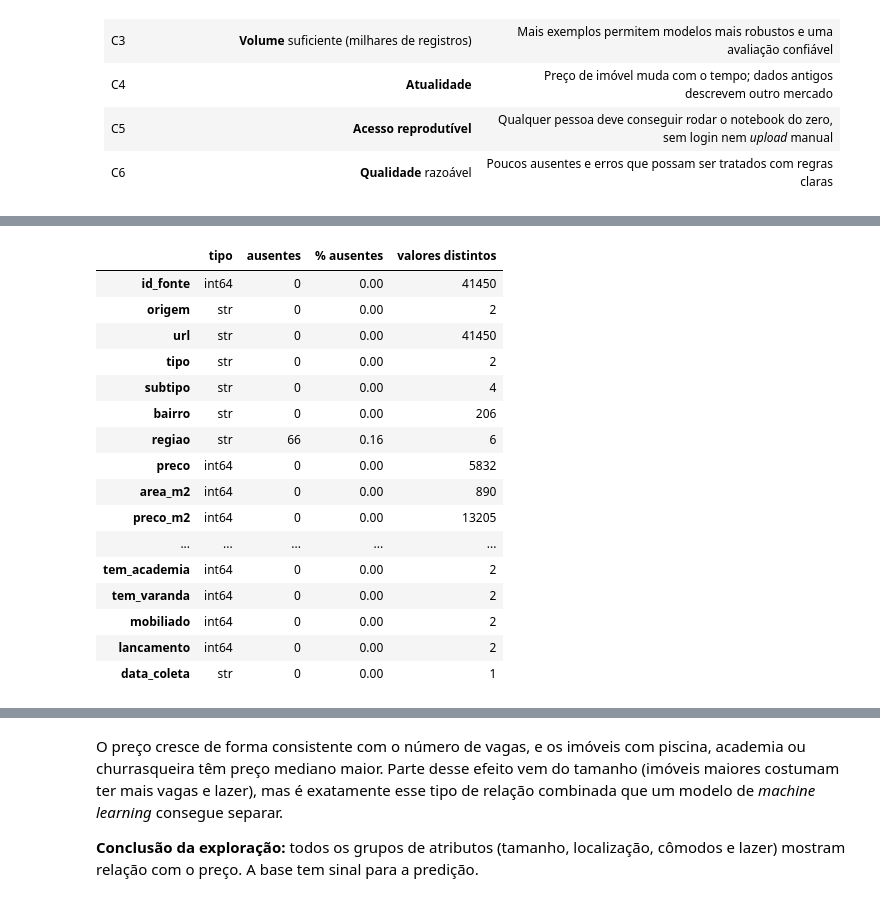
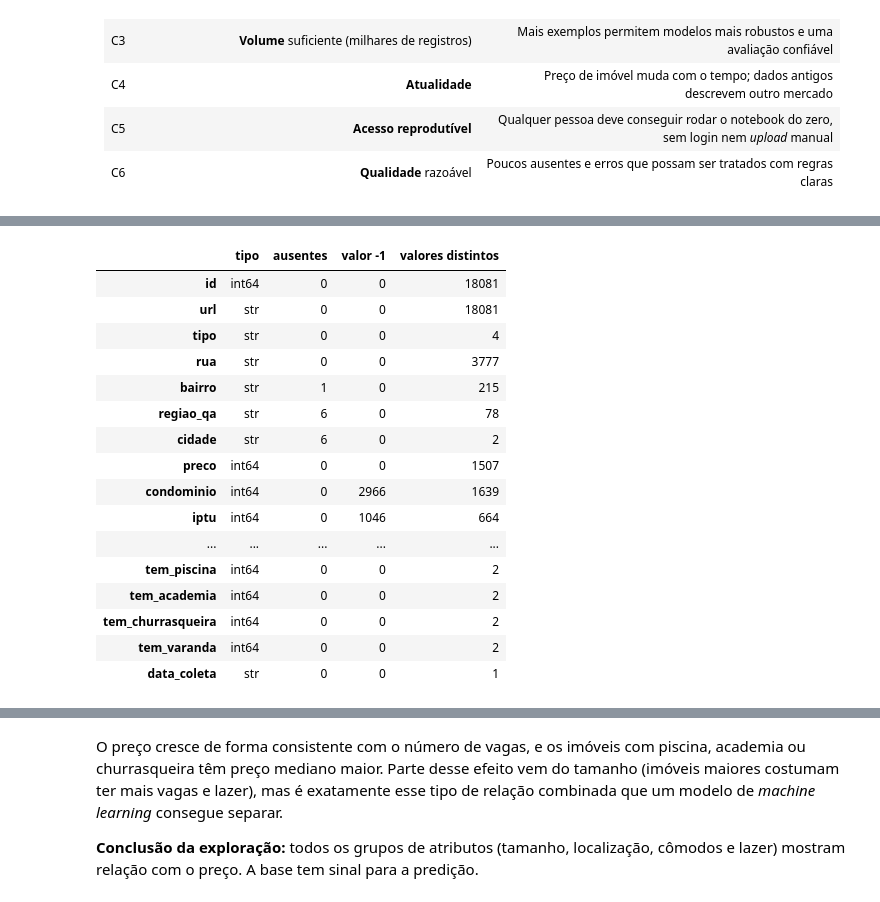
Before and after one commit to viniciusmachadol/predicao_imoveis, a Jupyter notebook: Predicao_Precos_Imoveis_Vinicius_Machado.ipynb, the cells around one changed output, grey strips where cells are left out. Saved outputs shown, nothing was run; the diff lists cells and outputs as text; code cells hidden in the pictures.

```diff
--- a/Predicao_Precos_Imoveis_Vinicius_Machado.ipynb
+++ b/Predicao_Precos_Imoveis_Vinicius_Machado.ipynb
@@ -120,0 +385,24 @@ O critério C6 (qualidade) não pode ser avaliado antes de abrir os dados. É o
+# %%
+COLETAR = True
+ARQUIVO_COLETA_SALVA = "quintoandar_rio_scraping_20261018.csv"
+
+
+def coletar():
+    inicio, requisicoes_antes = time.time(), contador["requisicoes"]
+    total_anunciado, _ = consultar((0, PRECO_MAXIMO), tamanho=1)
+    faixas = []
+    anuncios = coletar_faixa((0, PRECO_MAXIMO), faixas_coletadas=faixas)
+    anuncios = list({a["id"]: a for a in anuncios}.values())  # deduplicação por segurança
+
+    print(f"Total informado pela API: {total_anunciado:,} | anúncios distintos coletados: {len(anuncios):,}")
+    print(f"Faixas coletadas: {len(faixas)} (das quais {sum(f[1] is not None for f in faixas)} divididas pela área)")
+    print(f"Requisições: {contador['requisicoes'] - requisicoes_antes} | tempo: {(time.time() - inicio) / 60:.1f} min")
+    return total_anunciado, faixas, anuncios
+
+
+resultado_coleta = None
+if COLETAR:
+    try:
+        resultado_coleta = coletar()
+    except Exception as erro:
+        print(f"Falha no scraping ({erro}). Será usado o arquivo {ARQUIVO_COLETA_SALVA}.")
@@ -145,0 +571,8 @@ Colunas: 22
+# %%
+ARQUIVO_BASE = "quintoandar_rio_scraping_20261018.csv"
+if not os.path.exists(ARQUIVO_BASE):  # por exemplo, no Colab sem o upload da coleta oficial
+    print(f"{ARQUIVO_BASE} não encontrado: será usada a coleta desta execução. Os números vão diferir do texto.")
+    ARQUIVO_BASE = ARQUIVO_COLETA
+
+df_raw = pd.read_csv(ARQUIVO_BASE, encoding="utf-8")
+print(f"{ARQUIVO_BASE}: {df_raw.shape[0]:,} linhas x {df_raw.shape[1]} colunas")
@@ -179,26 +609,25 @@ Conferimos se cada coluna foi lida com o tipo certo (números como números, tex
 # %%
-resumo = pd.DataFrame({
+pd.DataFrame({
     "tipo": df_raw.dtypes.astype(str),
     "ausentes": df_raw.isna().sum(),
-    "% ausentes": (df_raw.isna().mean() * 100).round(2),
+    "valor -1": (df_raw == -1).sum(),
     "valores distintos": df_raw.nunique(),
 })
-resumo
 # %% [output]
-|  | tipo | ausentes | % ausentes | valores distintos |
-| id_fonte | int64 | 0 | 0.00 | 41450 |
-| origem | str | 0 | 0.00 | 2 |
-| url | str | 0 | 0.00 | 41450 |
-| tipo | str | 0 | 0.00 | 2 |
-| subtipo | str | 0 | 0.00 | 4 |
-| bairro | str | 0 | 0.00 | 206 |
-| regiao | str | 66 | 0.16 | 6 |
-| preco | int64 | 0 | 0.00 | 5832 |
-| area_m2 | int64 | 0 | 0.00 | 890 |
-| preco_m2 | int64 | 0 | 0.00 | 13205 |
+|  | tipo | ausentes | valor -1 | valores distintos |
+| id | int64 | 0 | 0 | 18081 |
+| url | str | 0 | 0 | 18081 |
+| tipo | str | 0 | 0 | 4 |
+| rua | str | 0 | 0 | 3777 |
+| bairro | str | 1 | 0 | 215 |
+| regiao_qa | str | 6 | 0 | 78 |
+| cidade | str | 6 | 0 | 2 |
+| preco | int64 | 0 | 0 | 1507 |
+| condominio | int64 | 0 | 2966 | 1639 |
+| iptu | int64 | 0 | 1046 | 664 |
 | ... | ... | ... | ... | ... |
-| tem_academia | int64 | 0 | 0.00 | 2 |
-| tem_varanda | int64 | 0 | 0.00 | 2 |
-| mobiliado | int64 | 0 | 0.00 | 2 |
-| lancamento | int64 | 0 | 0.00 | 2 |
-| data_coleta | str | 0 | 0.00 | 1 |
+| tem_piscina | int64 | 0 | 0 | 2 |
+| tem_academia | int64 | 0 | 0 | 2 |
+| tem_churrasqueira | int64 | 0 | 0 | 2 |
+| tem_varanda | int64 | 0 | 0 | 2 |
+| data_coleta | str | 0 | 0 | 1 |
```
Also changed, not shown: parts of 107 cells of this notebook, 8 other files.
